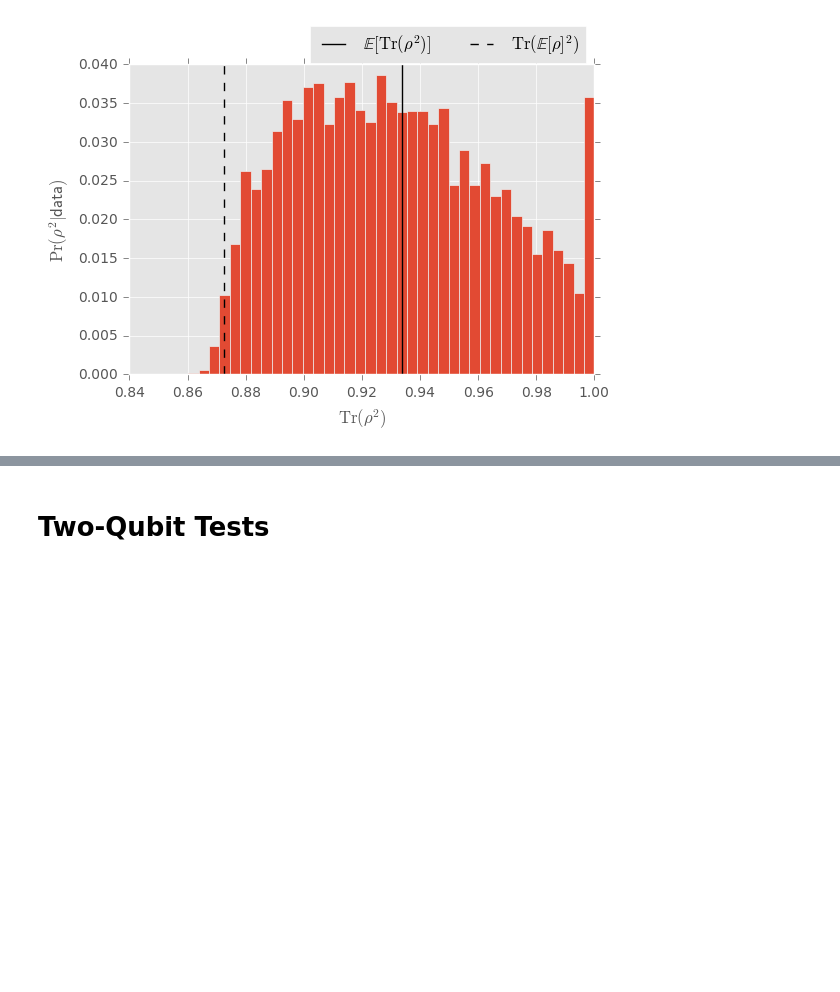
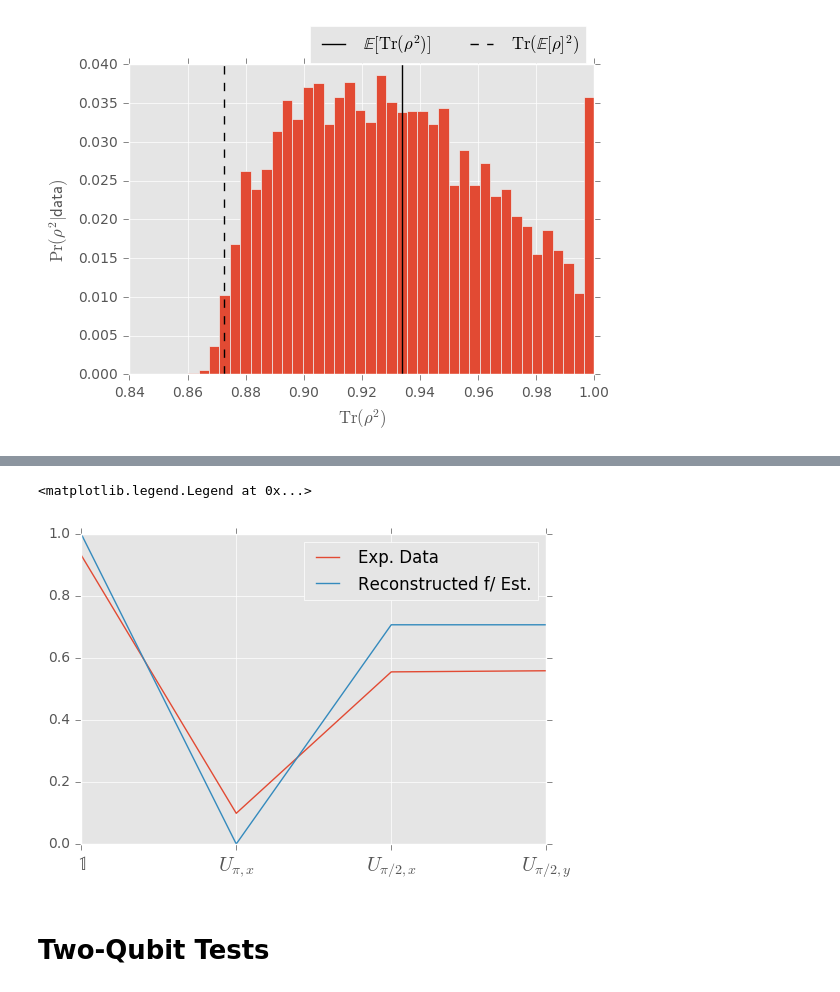
Before and after one commit to jamescolless/Bayesian_Tomography, a Jupyter notebook: two-qubit-state-tomo.ipynb, the cells around one changed output, grey strips where cells are left out. Saved outputs shown, nothing was run; the diff lists cells and outputs as text; code cells hidden in the pictures; blank space fills up the shorter version.

```diff
--- a/two-qubit-state-tomo.ipynb
+++ b/two-qubit-state-tomo.ipynb
@@ -218,3 +274,12 @@ plt.legend(ncol=2, bbox_to_anchor=(1, 1.15))
+# %%
+plt.plot(fixed_data / 100, label='Exp. Data')
+plt.plot([(E * rho_est).tr() for E in single_measurement_list], label='Reconstructed f/ Est.')
+
+plt.xticks(range(4), map("${}$".format, single_measurement_labels), fontsize='x-large')
+plt.legend()
+# %% [output]
+<matplotlib.legend.Legend at 0x...>
+[figure, added]
 # %% [markdown]
 # Two-Qubit Tests
 # %%
```
Also changed, not shown: parts of 5 cells of this notebook.
